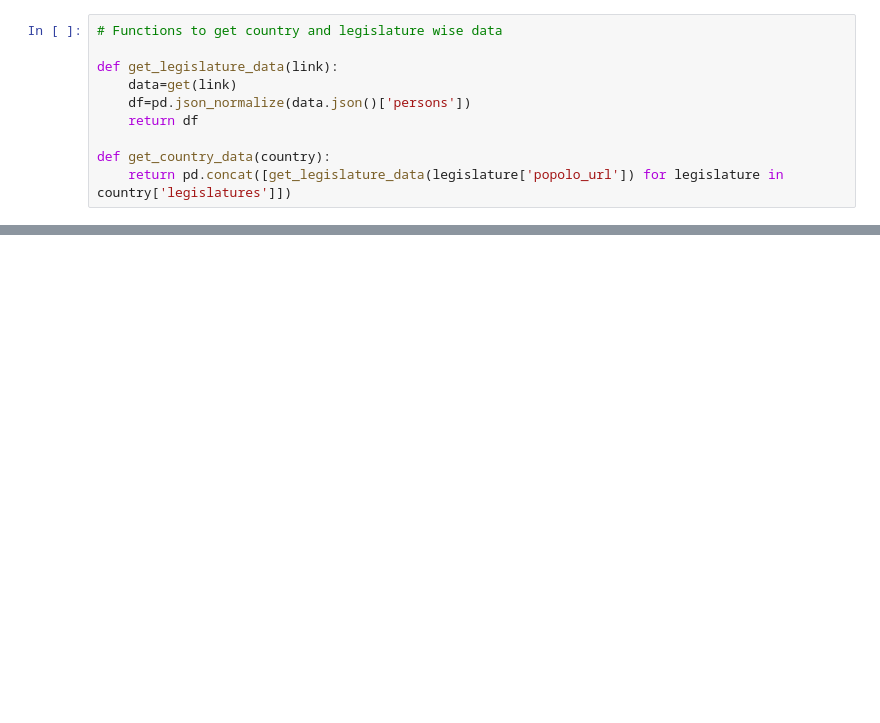
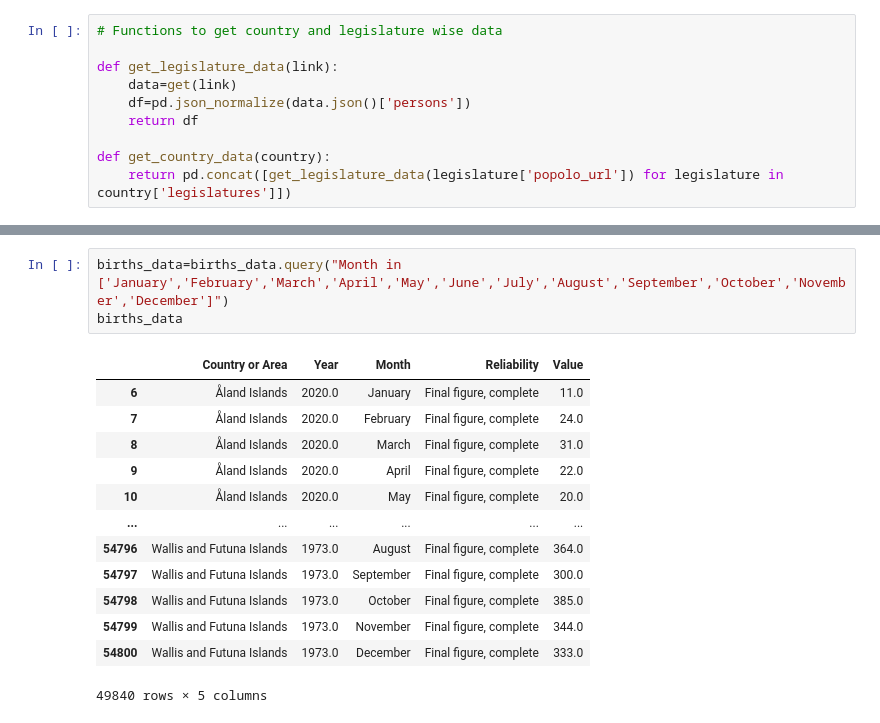
Before and after one commit to OjasSB/DS105, a Jupyter notebook: GP.ipynb, the cells around one changed output, grey strips where cells are left out. Cells and saved outputs as stored; diff of their text form; blank space fills up the shorter version.

```diff
--- a/GP.ipynb
+++ b/GP.ipynb
@@ -75,0 +152,17 @@ df.to_csv('data.csv',index=True)
+# %%
+births_data=births_data.query("Month in ['January','February','March','April','May','June','July','August','September','October','November','December']")
+births_data
+# %% [output]
+|  | Country or Area | Year | Month | Reliability | Value |
+| 6 | Åland Islands | 2020.0 | January | Final figure, complete | 11.0 |
+| 7 | Åland Islands | 2020.0 | February | Final figure, complete | 24.0 |
+| 8 | Åland Islands | 2020.0 | March | Final figure, complete | 31.0 |
+| 9 | Åland Islands | 2020.0 | April | Final figure, complete | 22.0 |
+| 10 | Åland Islands | 2020.0 | May | Final figure, complete | 20.0 |
+| ... | ... | ... | ... | ... | ... |
+| 54796 | Wallis and Futuna Islands | 1973.0 | August | Final figure, complete | 364.0 |
+| 54797 | Wallis and Futuna Islands | 1973.0 | September | Final figure, complete | 300.0 |
+| 54798 | Wallis and Futuna Islands | 1973.0 | October | Final figure, complete | 385.0 |
+| 54799 | Wallis and Futuna Islands | 1973.0 | November | Final figure, complete | 344.0 |
+| 54800 | Wallis and Futuna Islands | 1973.0 | December | Final figure, complete | 333.0 |
+49840 rows × 5 columns
```
Also changed, not shown: parts of 19 cells of this notebook, 1 other file.
